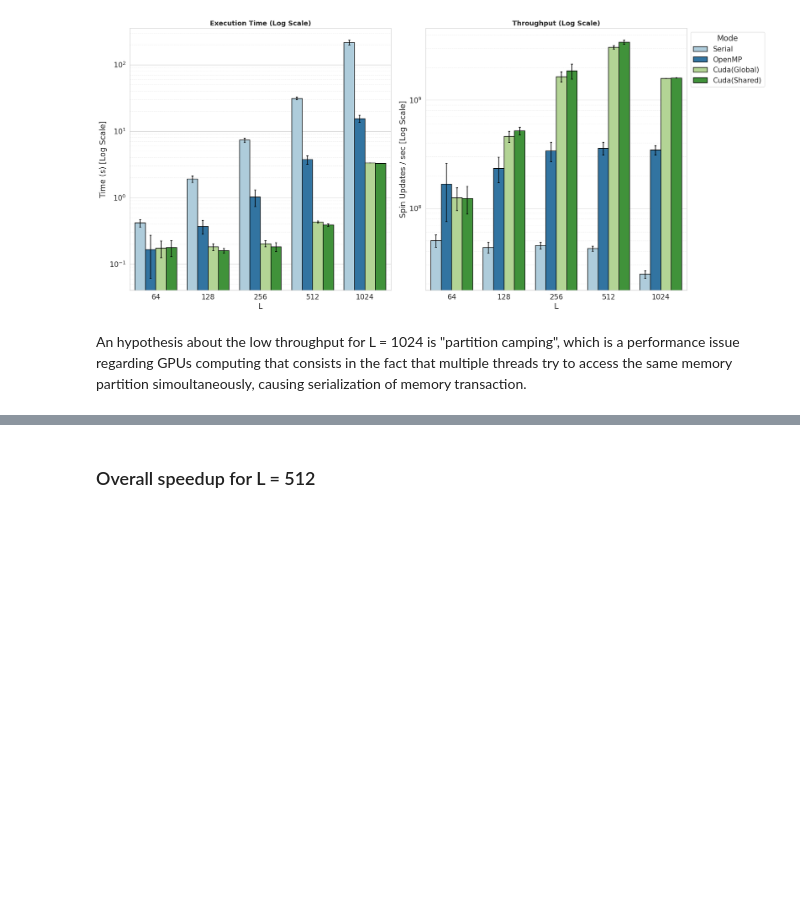
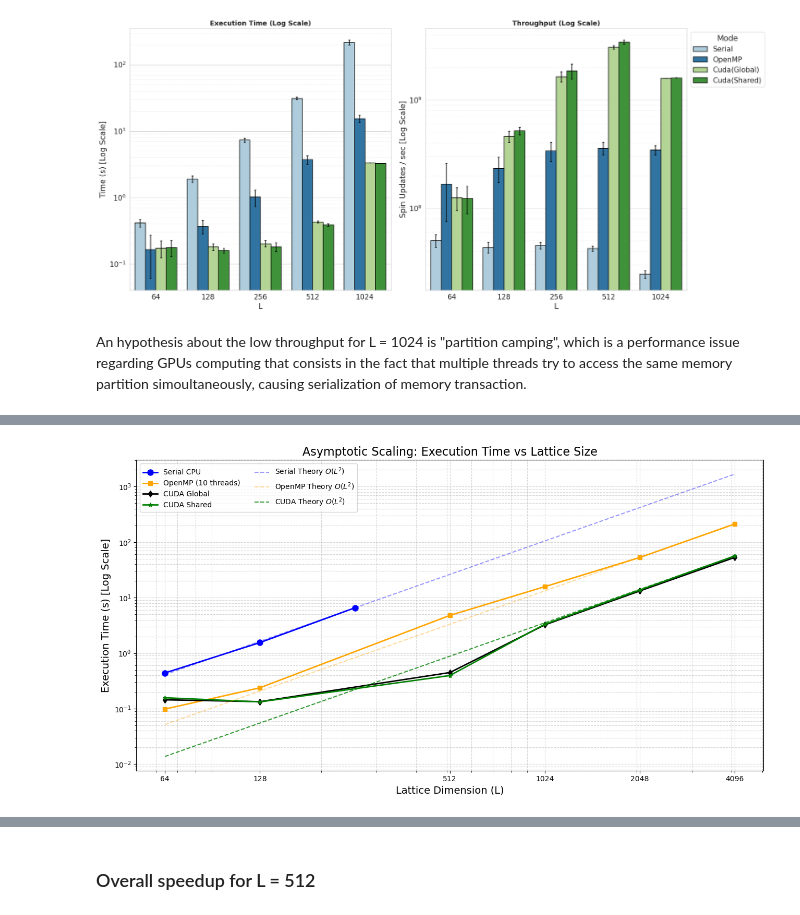
Before and after one commit to WilliamConte/Ising2D_with_CUDA, a Jupyter notebook: benchmarks.ipynb, the cells around one changed output, grey strips where cells are left out. Cells and saved outputs as stored; diff of their text form; code cells hidden in the pictures; blank space fills up the shorter version.

Commit message:
Added scaling plot

```diff
--- a/benchmarks.ipynb
+++ b/benchmarks.ipynb
@@ -680,0 +740,13 @@ An hypothesis about the low throughput for L = 1024 is "partition camping", whic
+# %%
+modes_avg = {key: [] for key in modes_times.keys()}
+modes_std = {key: [] for key in modes_times.keys()}
+
+for key in modes_times.keys():
+    data_matrix = np.array(modes_times[key]).reshape(-1, n_trials) # n_trials columns
+    print(data_matrix)
+    print("=======")
+    #avg and std
+    modes_avg[key] = np.mean(data_matrix, axis=1)
+    print(modes_avg[key])
+    print("===============")
+    modes_std[key] = np.std(data_matrix, axis=1)
@@ -680,0 +781,41 @@ An hypothesis about the low throughput for L = 1024 is "partition camping", whic
+# %%
+# Data Setup
+L_serial = np.array([64, 128, 256])
+L_parallel = np.array([64, 128, 512, 1024, 2048, 4096])
+
+plt.figure(figsize=(13, 7))
+
+# Plotting Experimental Data
+plt.loglog(L_serial, modes_avg['Serial'], 'o-', label='Serial CPU', linewidth=2, markersize=8, color='blue')
+plt.loglog(L_parallel, modes_avg['OpenMP'], 's-', label='OpenMP (10 threads)', linewidth=2, color='orange')
+plt.loglog(L_parallel, modes_avg['Cuda(Global)'], 'd-', label='CUDA Global', linewidth=2, color='black')
+plt.loglog(L_parallel, modes_avg['Cuda(Shared)'], '*-', label='CUDA Shared', linewidth=2, color='green')
+
+# Plotting Theoretical Scaling Lines (Anchored to the last point of each series)
+# Serial Theoretical
+T_ref_ser = modes_avg['Serial'][-1]
+L_ref_ser = L_serial[-1]
+plt.loglog(L_parallel, T_ref_ser * (L_parallel / L_ref_ser)**2, '--', color='blue', alpha=0.4, label='Serial Theory $O(L^2)$')
+
+# OpenMP Theoretical
+T_ref_omp = modes_avg['OpenMP'][-1]
+L_ref_omp = L_parallel[-1]
+plt.loglog(L_parallel, T_ref_omp * (L_parallel / L_ref_omp)**2, '--', color='orange', alpha=0.4, label='OpenMP Theory $O(L^2)$')
+
+# CUDA Shared Theoretical (Main Reference)
+T_ref_cuda = modes_avg['Cuda(Shared)'][-1]
+L_ref_cuda = L_parallel[-1]
+plt.loglog(L_parallel, T_ref_cuda * (L_parallel / L_ref_cuda)**2, '--', color='green', alpha=0.8, label='CUDA Theory $O(L^2)$')
+
+# Formatting
+plt.grid(True, which="both", ls="--", alpha=0.5)
+plt.xlabel('Lattice Dimension (L)', fontsize=14)
+plt.ylabel('Execution Time (s) [Log Scale]', fontsize=14)
+plt.title('Asymptotic Scaling: Execution Time vs Lattice Size', fontsize=16)
+plt.legend(fontsize=10, loc='upper left', ncol=2) # Two columns legend to save space
+plt.xticks(L_parallel, L_parallel)
+
+plt.tight_layout()
+plt.show()
+# %% [output]
+[figure, added]
```
Also changed, not shown: parts of 7 cells of this notebook.
